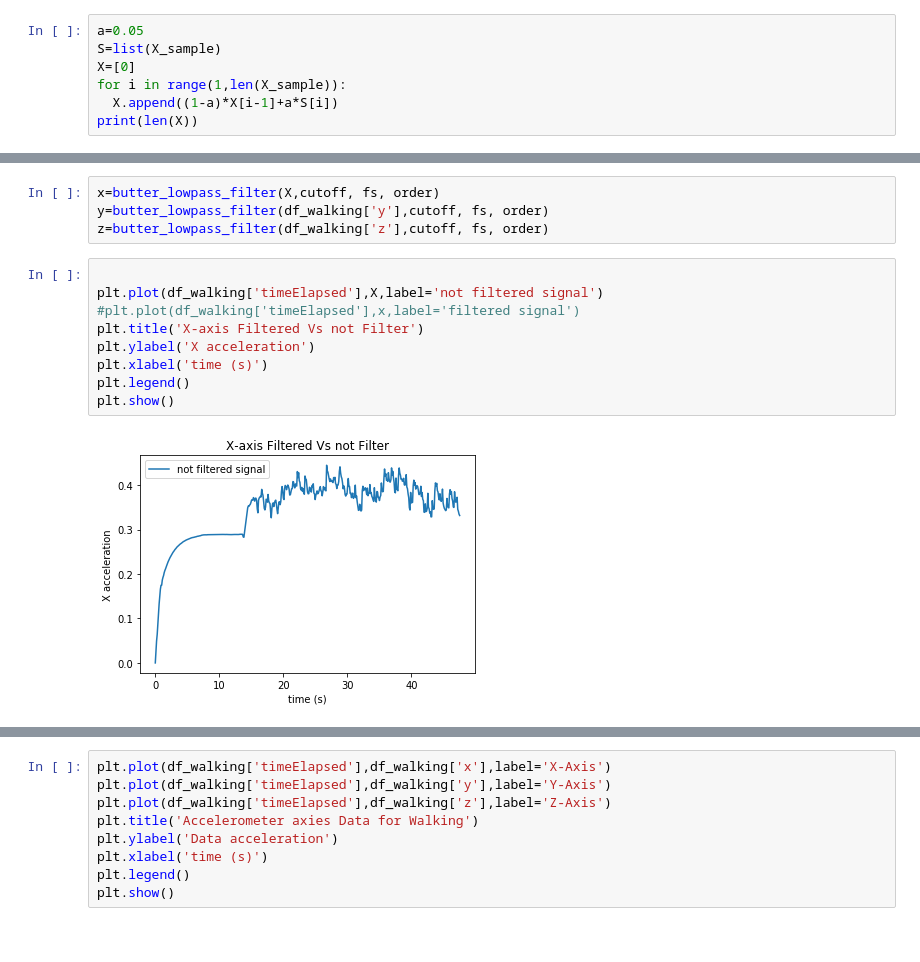
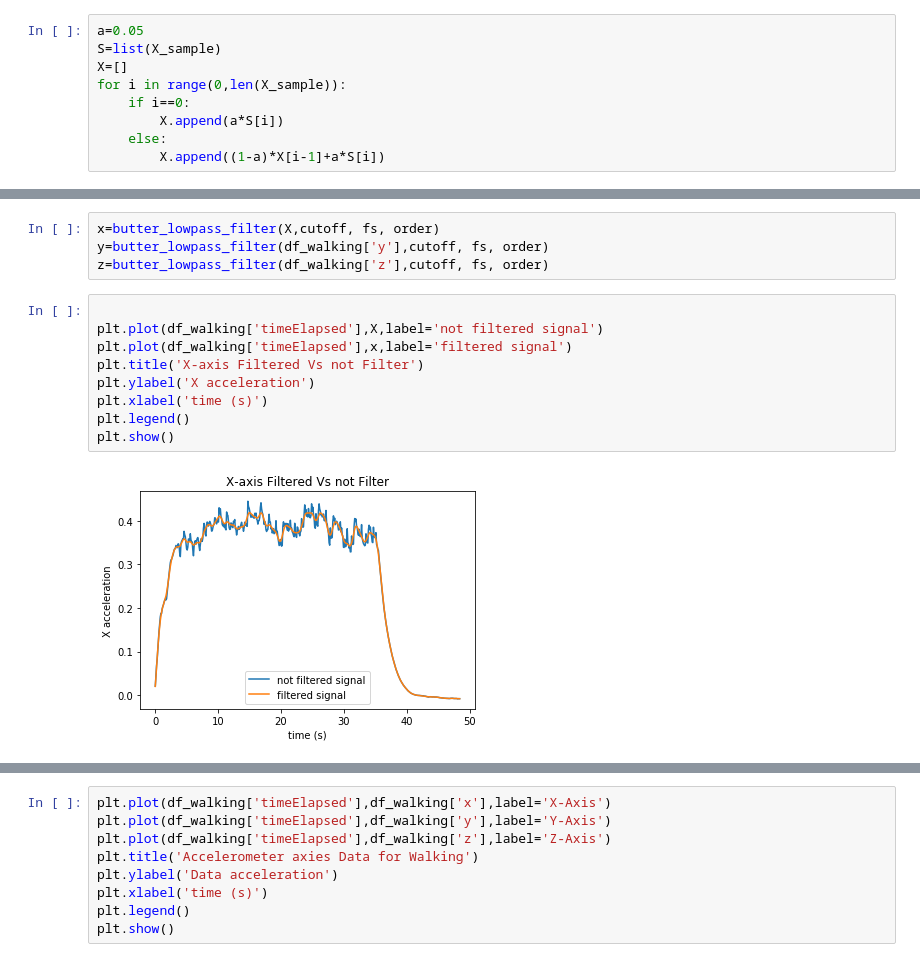
Before and after one commit to yousefkhaled282/Human-Activity-Recognition, a Jupyter notebook: Human Activity Recognition.ipynb, the cells around one changed output, grey strips where cells are left out. Drawn from its saved outputs; the diff is of its cells as text.

Commit message:
added filter

```diff
--- a/Human Activity Recognition.ipynb
+++ b/Human Activity Recognition.ipynb
@@ -57,8 +57,10 @@ X_sample.shape
 # %%
 a=0.05
 S=list(X_sample)
-X=[0]
-for i in range(1,len(X_sample)):
-  X.append((1-a)*X[i-1]+a*S[i])
-print(len(X))
+X=[]
+for i in range(0,len(X_sample)):
+    if i==0:
+        X.append(a*S[i])
+    else:
+        X.append((1-a)*X[i-1]+a*S[i])
 # %% [output]
@@ -87,14 +119,14 @@ z=butter_lowpass_filter(df_walking['z'],cutoff, fs, order)
 # %%
 
 plt.plot(df_walking['timeElapsed'],X,label='not filtered signal')
-#plt.plot(df_walking['timeElapsed'],x,label='filtered signal')
+plt.plot(df_walking['timeElapsed'],x,label='filtered signal')
 plt.title('X-axis Filtered Vs not Filter')
 plt.ylabel('X acceleration')
 plt.xlabel('time (s)')
 plt.legend()
 plt.show()
 # %% [output]
-[figure, old version]
+[figure, new version]
 # %%
 
 plt.plot(df_walking['timeElapsed'],df_walking['y'],label='not filtered signal')
```
Also changed, not shown: parts of 13 cells of this notebook.
